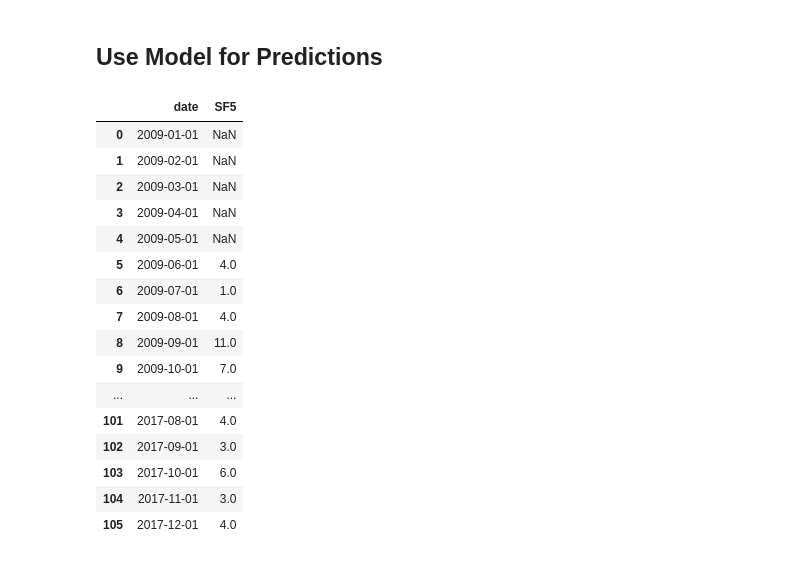
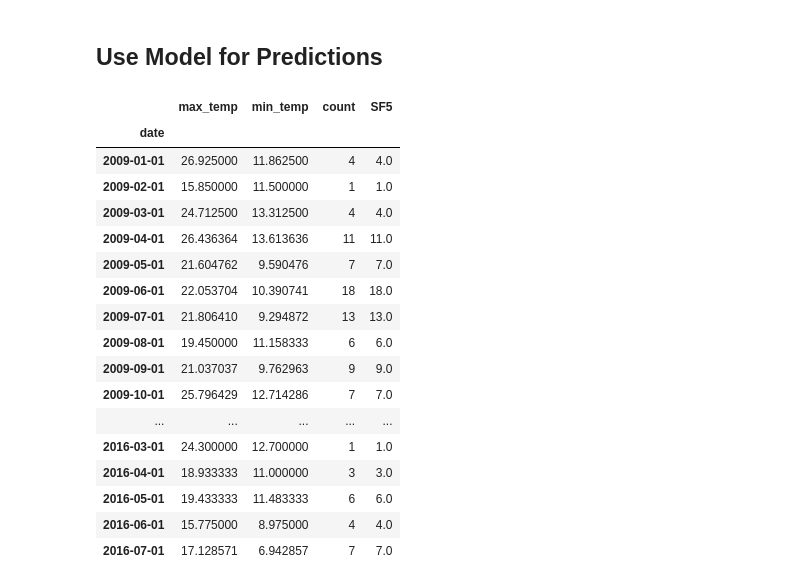
Before and after one commit to ATCOGas/VV_Forecasting, a Jupyter notebook: notebooks/Analysis_JobTypes-GRU,LSTM.ipynb, the cells around one changed output. Drawn from its saved outputs; the diff is of its cells as text; code cells hidden in the pictures.

```diff
--- a/notebooks/Analysis_JobTypes-GRU,LSTM.ipynb
+++ b/notebooks/Analysis_JobTypes-GRU,LSTM.ipynb
@@ -235,15 +219,17 @@ dataset['count'] = dataset['job_type']
 # copy dates for backfilling into output
 dates = pd.DataFrame()
 dates['date'] = dataset['date']
+dates = dates[:-12]
 dates.reset_index()
 
 # Drop string columns
 #dataset = dataset.drop(['date', 'network', 'job_type'], axis=1)
 dataset = dataset.drop(['network', 'job_type'], axis=1)
 dataset = dataset.set_index('date')
+dataset = dataset[:-12] # drop last year worth of data for testing of predictions
 dataset.to_csv('../data/weather_predictions.csv')
 
-dataset.head()
+dataset
 # %% [output]
 |  | max_temp | min_temp | count |
 | date |  |  |  |
@@ -510,22 +508,23 @@ plt.legend(loc="upper right")
 # %%
 # Save the recommended trained model
-from sklearn.externals import joblib
+#from sklearn.externals import joblib
 today = datetime.datetime.today().strftime('%Y-%m-%d')
 
 print('______________________________________')
 print('Comparing the MSE of the two models:')
-print('  GRU: ', mse_gru)
-print('  LSTM: ', mse_lstm)
+print('  GRU: ', round(mse_gru*100,1), '%')
+print('  LSTM: ', round(mse_lstm*100,1), '%')
 print('______________________________________')
 
 if mse_gru < mse_lstm:
     print('Use of GRU model recommended and saved.')
-    joblib.dump(model_gru, '..\outputs\GRU_model_' + network + '_' + today + '.pkl')
-    model_gru.save('..\outputs\GRU_model_' + network + '_' + today + '.h5')
+    saved_model = '..\outputs\GRU_model_' + network + '_' + today + '.h5'
+    model_gru.save(saved_model)
+
 else:
     print('Use of LSTM model recommended and saved.')
-    joblib.dump(model_lstm, '..\outputs\LSTM_model_' + network + '_' + today + '.pkl')
-    model_lstm.save('..\outputs\LSTM_model_' + network + '_' + today + '.h5')
+    saved_model = '..\outputs\LSTM_model_' + network + '_' + today + '.h5'
+    model_lstm.save(saved_model)
 print('______________________________________')
 # %% [output]
 ______________________________________
@@ -541,19 +540,16 @@ ______________________________________
 # %%
 # Load pre-trained model
 from keras.models import load_model
-model = load_model('../outputs/GRU_model_AL_2018-12-21.h5')
-#model_name = '../outputs/GRU_model_AL_2018-12-20.pkl'
-#model = joblib.load(model_name)
+#saved_model = '..\outputs\LSTM_model_AL_2019-01-02.h5' # set manually if previously saved model required
+model = load_model(saved_model)
 
 # Load data to predict values from
 predictor_data = pd.read_csv('../data/weather_predictions.csv',index_col=0, decimal=".")
 predictor_data = predictor_data.reset_index()
 
-
-
 # Determine dates for x axis for plotting later and drop from original dataframe
 output_x = pd.DataFrame()
-output_x['date'] = predictor_data['date']
+output_x = predictor_data
 predictor_data = predictor_data.set_index('date')
 predictor_values = predictor_data.values.astype('float32')# Convert the data to float
 
@@ -571,55 +567,58 @@ scaled = scaler.fit_transform(predictor_values)
 reframed = create_window(scaled, n_in = n_in, n_out = 1, drop_nan = False)
 predict = reframed.values[:n_predict, :]
 x_predict = predict[:, :n_obs]
 
 # Reshape input to be 3D [samples, timesteps, features]
 x_predict = x_predict.reshape((x_predict.shape[0], n_in, n_features))
 
 # Run model
 yhat = model.predict(x_predict)
 
 # perform the inverse transform
 rpredict_X = x_predict.reshape((x_predict.shape[0], n_in*n_features))
 
 # invert scaling (unnormalise?) for prediction
 inv_yhat = np.concatenate((rpredict_X[:, (n_in-1)*n_features:-1], yhat), axis=1)
 inv_yhat = scaler.inverse_transform(inv_yhat)
 inv_yhat = inv_yhat[:,n_features-1]
 df_prediction = pd.DataFrame(inv_yhat)
-df_prediction = round(df_prediction[0])
+df_prediction.columns=[job_type]
+df_prediction = round(df_prediction[job_type])
 
 # Add predicted data to dates
 df_prediction = output_x.join(df_prediction)
-df_prediction.columns=['date','SF5']
+
+# Shift predictions up by window size to align dates correctly
+df_prediction[job_type] = df_prediction[job_type].shift(-n_in)
+df_prediction = df_prediction[:-n_in]
+df_prediction = df_prediction.set_index('date')
 
 #######################
-# TO DO: Add min and max temp features back into output sheet and remove index.
-# this way the loaded data for predictions can use the previously predicted values.
-# this will reduce data munging each time predictions are required and simplify automation...
-# TO DO: Align dates correctly to predicted values
-# OT DO: Remove NaNs from start of predictions
+# TO DO:
 ######################
 
 # Save predicted data to spreadsheet
-predicted_data = '../outputs/GRU_model_predictions' + network + '_' + today + '.csv'
+predicted_data = '../outputs/GRU_model_predictions-' + network + '-' + today + '.csv'
 df_prediction.to_csv(predicted_data)
 
 df_prediction
+#predictor_data
 # %% [output]
-|  | date | SF5 |
-| 0 | 2009-01-01 | NaN |
-| 1 | 2009-02-01 | NaN |
-| 2 | 2009-03-01 | NaN |
-| 3 | 2009-04-01 | NaN |
-| 4 | 2009-05-01 | NaN |
-| 5 | 2009-06-01 | 4.0 |
-| 6 | 2009-07-01 | 1.0 |
-| 7 | 2009-08-01 | 4.0 |
-| 8 | 2009-09-01 | 11.0 |
-| 9 | 2009-10-01 | 7.0 |
-| ... | ... | ... |
-| 101 | 2017-08-01 | 4.0 |
-| 102 | 2017-09-01 | 3.0 |
-| 103 | 2017-10-01 | 6.0 |
-| 104 | 2017-11-01 | 3.0 |
-| 105 | 2017-12-01 | 4.0 |
+|  | max_temp | min_temp | count | SF5 |
+| date |  |  |  |  |
+| 2009-01-01 | 26.925000 | 11.862500 | 4 | 4.0 |
+| 2009-02-01 | 15.850000 | 11.500000 | 1 | 1.0 |
+| 2009-03-01 | 24.712500 | 13.312500 | 4 | 4.0 |
+| 2009-04-01 | 26.436364 | 13.613636 | 11 | 11.0 |
+| 2009-05-01 | 21.604762 | 9.590476 | 7 | 7.0 |
+| 2009-06-01 | 22.053704 | 10.390741 | 18 | 18.0 |
+| 2009-07-01 | 21.806410 | 9.294872 | 13 | 13.0 |
+| 2009-08-01 | 19.450000 | 11.158333 | 6 | 6.0 |
+| 2009-09-01 | 21.037037 | 9.762963 | 9 | 9.0 |
+| 2009-10-01 | 25.796429 | 12.714286 | 7 | 7.0 |
+| ... | ... | ... | ... | ... |
+| 2016-03-01 | 24.300000 | 12.700000 | 1 | 1.0 |
+| 2016-04-01 | 18.933333 | 11.000000 | 3 | 3.0 |
+| 2016-05-01 | 19.433333 | 11.483333 | 6 | 6.0 |
+| 2016-06-01 | 15.775000 | 8.975000 | 4 | 4.0 |
+| 2016-07-01 | 17.128571 | 6.942857 | 7 | 7.0 |
```
Also changed, not shown: parts of 9 cells of this notebook, 6 other files.
